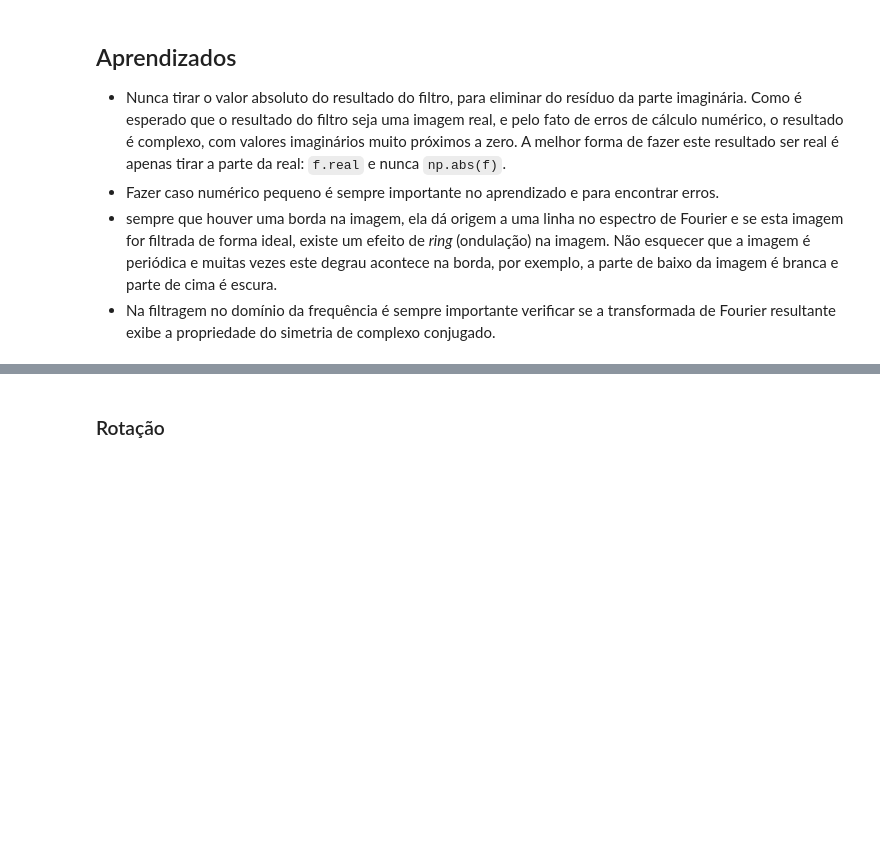
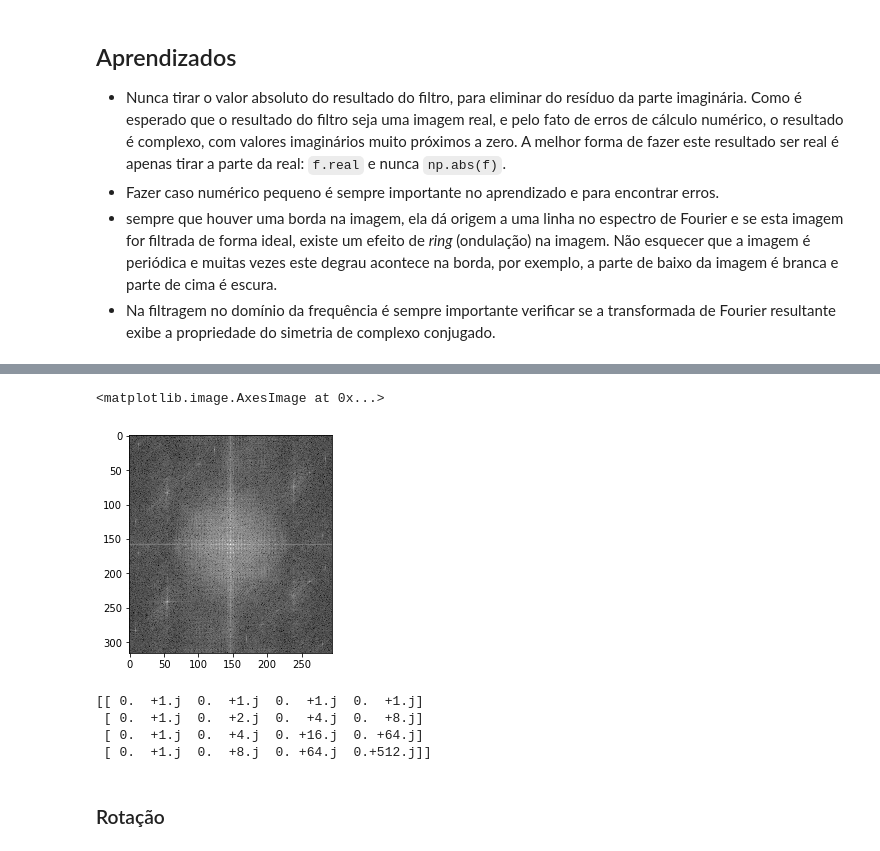
Before and after one commit to robertoalotufo/ia898, a Jupyter notebook: deliver/Aula8.ipynb, the cells around one changed output, grey strips where cells are left out. Saved outputs shown, nothing was run; the diff lists cells and outputs as text; code cells hidden in the pictures; blank space fills up the shorter version.

```diff
--- a/deliver/Aula8.ipynb
+++ b/deliver/Aula8.ipynb
@@ -134,3 +141,23 @@ plt.plot(y)
+# %%
+F = np.fft.fft2(f)
+H,W = F.shape
+import sys,os
+sys.path.append('/home/lotufo')
+import ia898.src as ia
+Fview = np.abs(np.log(ia.ptrans(F,(H//2,W//2))+1))
+plt.imshow(Fview,cmap='gray')
+# %% [output]
+<matplotlib.image.AxesImage at 0x...>
+[figure, added]
+# %%
+x = np.arange(4).reshape(4,1)
+A = x.dot(x.T)
+print(2**A*1.j)
+# %% [output]
+[[ 0.  +1.j  0.  +1.j  0.  +1.j  0.  +1.j]
+ [ 0.  +1.j  0.  +2.j  0.  +4.j  0.  +8.j]
+ [ 0.  +1.j  0.  +4.j  0. +16.j  0. +64.j]
+ [ 0.  +1.j  0.  +8.j  0. +64.j  0.+512.j]]
 # %% [markdown]
 ### Rotação
 # %% [markdown]
```
Also changed, not shown: parts of 12 cells of this notebook, 2 other files.
